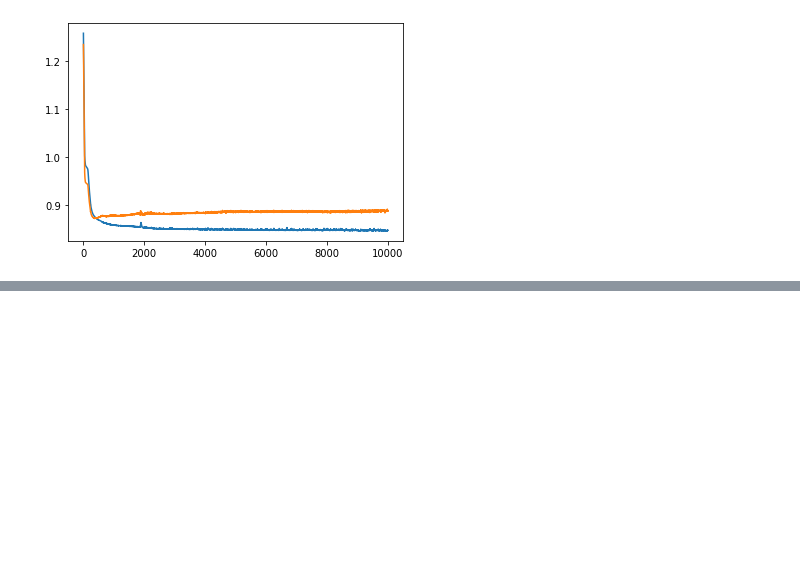
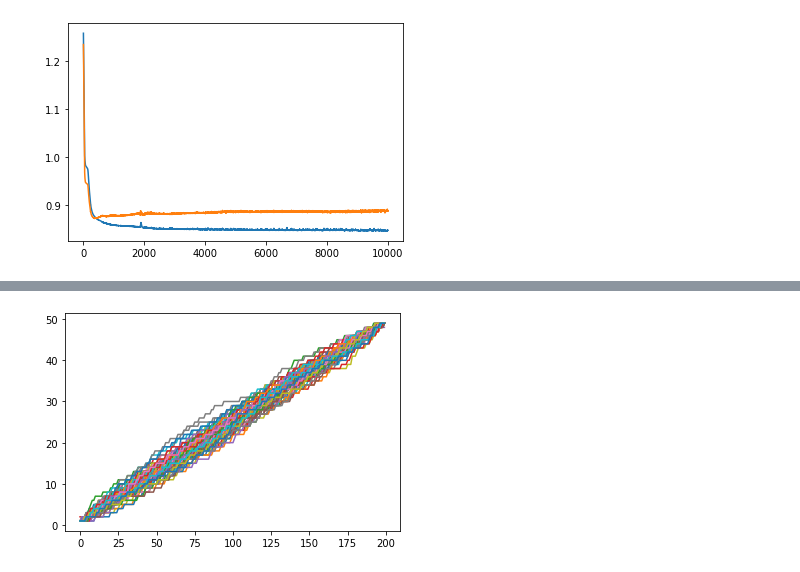
Before and after one commit to dandarm/Embednet, a Jupyter notebook: Test_autoencoder_Linear.ipynb, the cells around one changed output, grey strips where cells are left out. Cells and saved outputs as stored; diff of their text form; code cells hidden in the pictures; blank space fills up the shorter version.

```diff
--- a/Test_autoencoder_Linear.ipynb
+++ b/Test_autoencoder_Linear.ipynb
@@ -194,0 +210,32 @@ plt.plot(test_losses)
+# %%
+grafi1 = []
+grafiCM = []
+degrees1 = []
+degreesCM = []
+num_nodi = 200
+int_random = []
+#for i in range(1000):
+while len(grafiCM) <= 100:
+    r = np.random.randint(1,50,num_nodi)
+    #print(r)
+    try:
+        g = nx.havel_hakimi_graph(r)
+        gcc = sorted(nx.connected_components(g), key=len, reverse=True)
+        gr0 = g.subgraph(gcc[0]).copy()
+        grafi1.append(gr0)
+        degrees1.extend(np.array(list(dict(gr0.degree()).values()) ))
+
+        gcm = nx.configuration_model(r)
+        grcm = nx.Graph(gcm)  # remove multiple edges
+        grcm.remove_edges_from(nx.selfloop_edges(grcm))  # remove self loops
+        gccmm = sorted(nx.connected_components(grcm), key=len, reverse=True)
+        grcm0 = grcm.subgraph(gccmm[0]).copy()
+        if len(grcm0.nodes()) == num_nodi:
+            grafiCM.append(grcm0)
+            degreesCM.extend(np.array(list(dict(grcm0.degree()).values()) ))
+            int_random.append(r)
+
+
+    except NetworkXError as e:
+        pass
+print(f"{len(grafi1)} grafi HK generati,  con CM: {len(grafiCM)}  è uguale perché serve comunque una sequenza grafica")
@@ -194,0 +271,5 @@ plt.plot(test_losses)
+# %%
+for i in int_random:
+    plt.plot(sorted(i))
+# %% [output]
+[figure, added]
```
Also changed, not shown: parts of 18 cells of this notebook, 18 other files.
